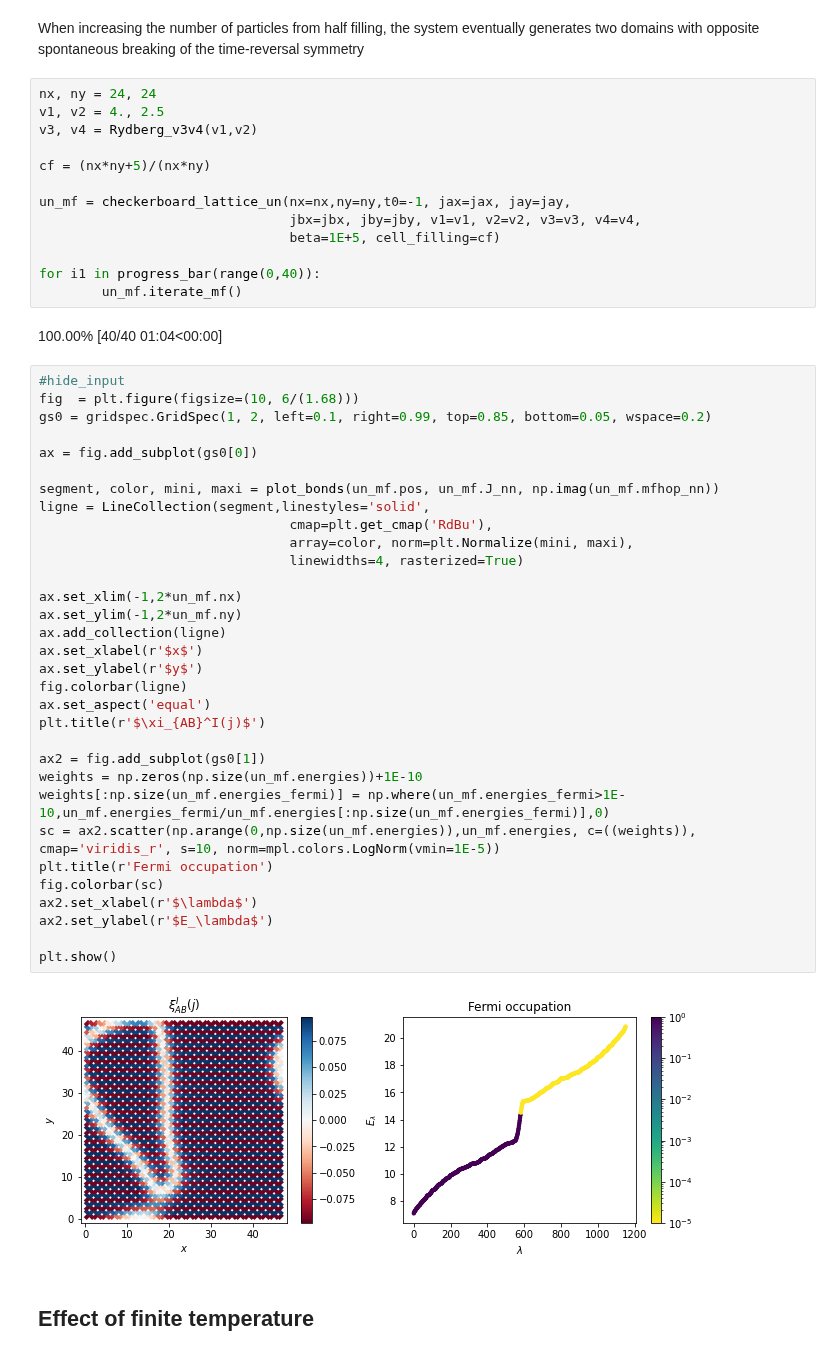
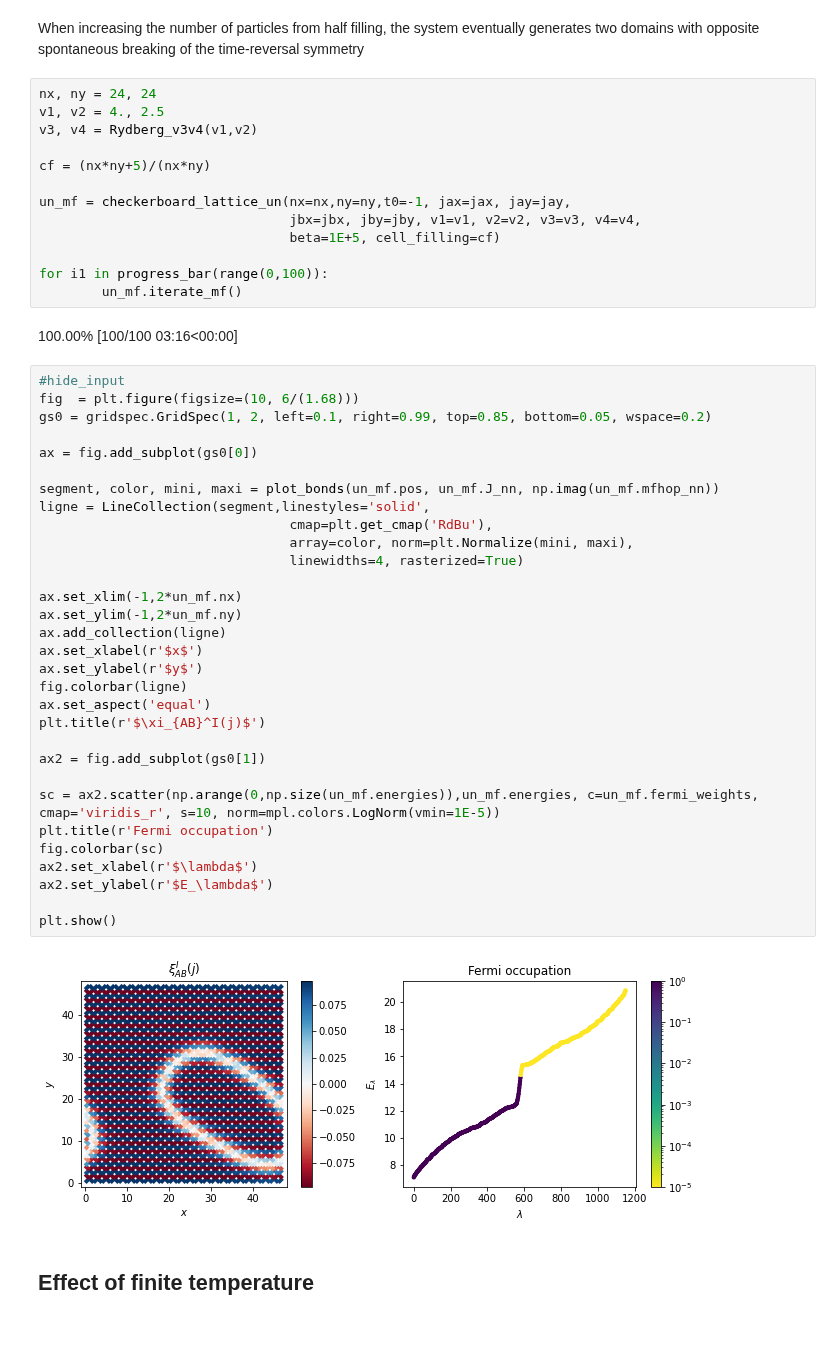
Before and after one commit to SergiJulia94/topological_mott_insulator, a Jupyter notebook: nbs/example_unrestricted.ipynb, the cells around one changed output. Saved outputs shown, nothing was run; the diff lists cells and outputs as text.

```diff
--- a/nbs/example_unrestricted.ipynb
+++ b/nbs/example_unrestricted.ipynb
@@ -188,44 +180,43 @@ un_mf = checkerboard_lattice_un(nx=nx,ny=ny,t0=-1, jax=jax, jay=jay,
 		                        jbx=jbx, jby=jby, v1=v1, v2=v2, v3=v3, v4=v4,
 		                        beta=1E+5, cell_filling=cf)
 
-for i1 in progress_bar(range(0,40)):
+for i1 in progress_bar(range(0,100)):
         un_mf.iterate_mf()
 # %% [output]
-100.00% [40/40 01:04<00:00]
+100.00% [100/100 03:16<00:00]
 # %%
 #hide_input
 fig  = plt.figure(figsize=(10, 6/(1.68)))
 gs0 = gridspec.GridSpec(1, 2, left=0.1, right=0.99, top=0.85, bottom=0.05, wspace=0.2)
 
 ax = fig.add_subplot(gs0[0])
 
 segment, color, mini, maxi = plot_bonds(un_mf.pos, un_mf.J_nn, np.imag(un_mf.mfhop_nn))
 ligne = LineCollection(segment,linestyles='solid',
                                 cmap=plt.get_cmap('RdBu'),
                                 array=color, norm=plt.Normalize(mini, maxi),
                                 linewidths=4, rasterized=True)
 
 ax.set_xlim(-1,2*un_mf.nx)
 ax.set_ylim(-1,2*un_mf.ny)
 ax.add_collection(ligne)
 ax.set_xlabel(r'$x$')
 ax.set_ylabel(r'$y$')
 fig.colorbar(ligne)
 ax.set_aspect('equal')
 plt.title(r'$\xi_{AB}^I(j)$')
 
 ax2 = fig.add_subplot(gs0[1])
-weights = np.zeros(np.size(un_mf.energies))+1E-10
-weights[:np.size(un_mf.energies_fermi)] = np.where(un_mf.energies_fermi>1E-10,un_mf.energies_fermi/un_mf.energies[:np.size(un_mf.energies_fermi)],0)
-sc = ax2.scatter(np.arange(0,np.size(un_mf.energies)),un_mf.energies, c=((weights)), cmap='viridis_r', s=10, norm=mpl.colors.LogNorm(vmin=1E-5))
+
+sc = ax2.scatter(np.arange(0,np.size(un_mf.energies)),un_mf.energies, c=un_mf.fermi_weights, cmap='viridis_r', s=10, norm=mpl.colors.LogNorm(vmin=1E-5))
 plt.title(r'Fermi occupation')
 fig.colorbar(sc)
 ax2.set_xlabel(r'$\lambda$')
 ax2.set_ylabel(r'$E_\lambda$')
 
 plt.show()
 # %% [output]
-[figure, old version]
+[figure, new version]
 # %% [markdown]
 ## Effect of finite temperature
 # %% [markdown]
```
Also changed, not shown: parts of 7 cells of this notebook, 8 other files.
